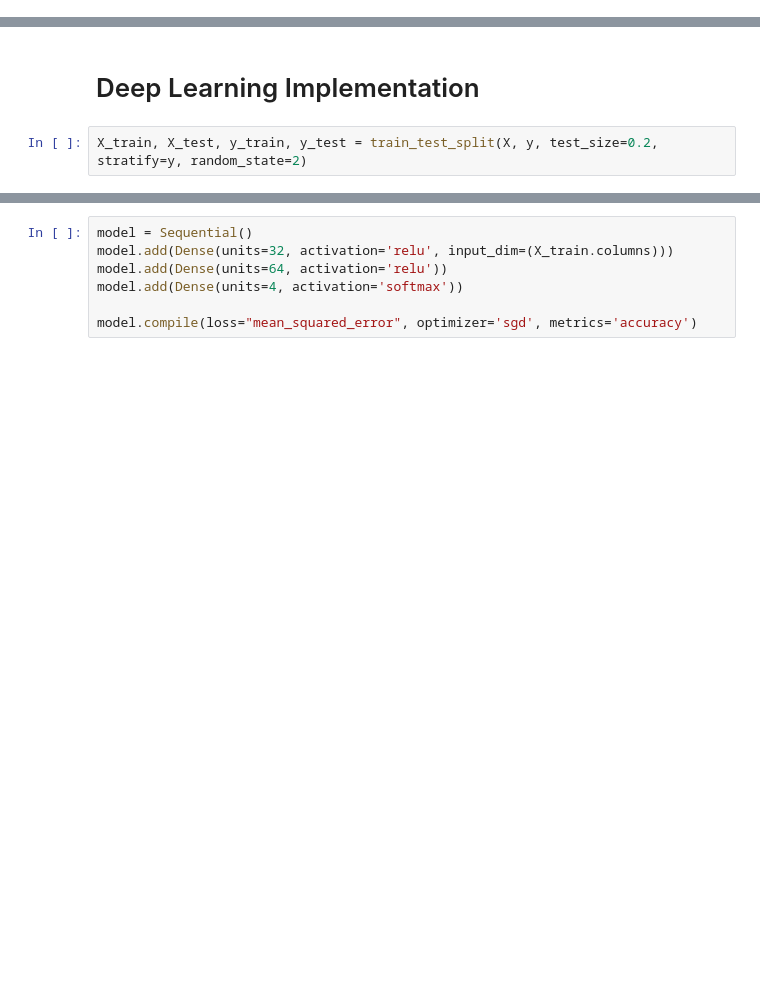
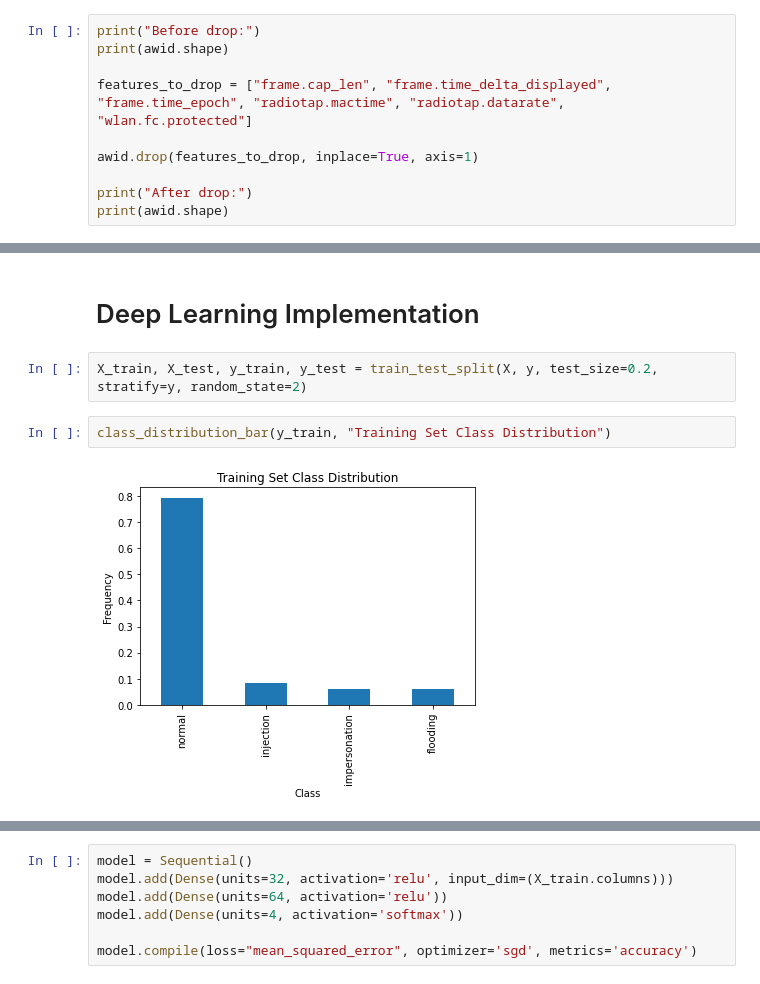
Before and after one commit to VascoRegal/ML-cybersecurity, a Jupyter notebook: main.ipynb, the cells around one changed output, grey strips where cells are left out. Cells and saved outputs as stored; diff of their text form; blank space fills up the shorter version.

```diff
--- a/main.ipynb
+++ b/main.ipynb
@@ -285,0 +351,10 @@ plt.title("Class Distribution")
+# %%
+print("Before drop:")
+print(awid.shape)
+
+features_to_drop = ["frame.cap_len", "frame.time_delta_displayed", "frame.time_epoch", "radiotap.mactime", "radiotap.datarate", "wlan.fc.protected"]
+
+awid.drop(features_to_drop, inplace=True, axis=1)
+
+print("After drop:")
+print(awid.shape)
@@ -406,3 +488,7 @@ NameError: name 'Pipeline' is not defined
 # Deep Learning Implementation
 # %%
 X_train, X_test, y_train, y_test = train_test_split(X, y, test_size=0.2, stratify=y, random_state=2)
+# %%
+class_distribution_bar(y_train, "Training Set Class Distribution")
+# %% [output]
+[figure, added]
```
Also changed, not shown: parts of 13 cells of this notebook.
